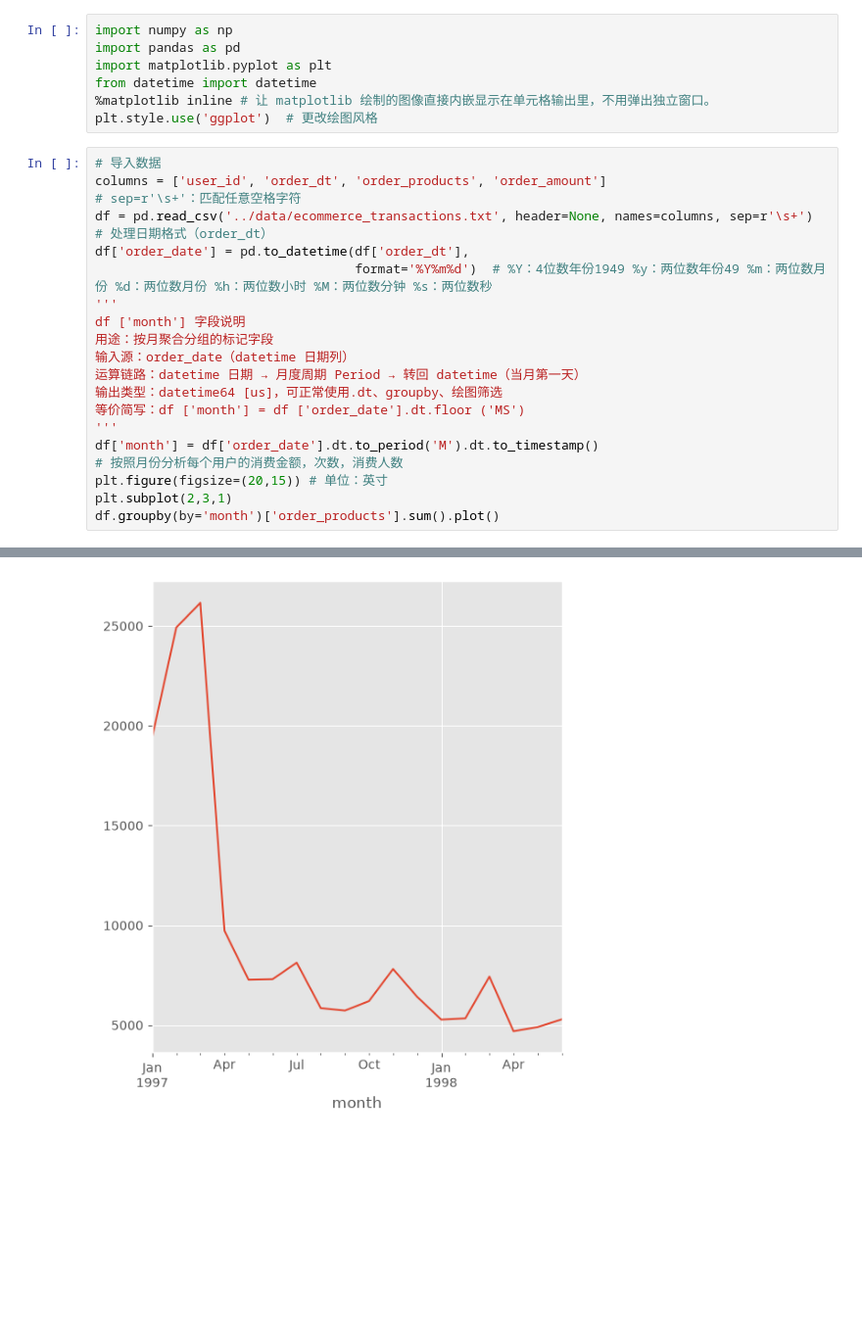
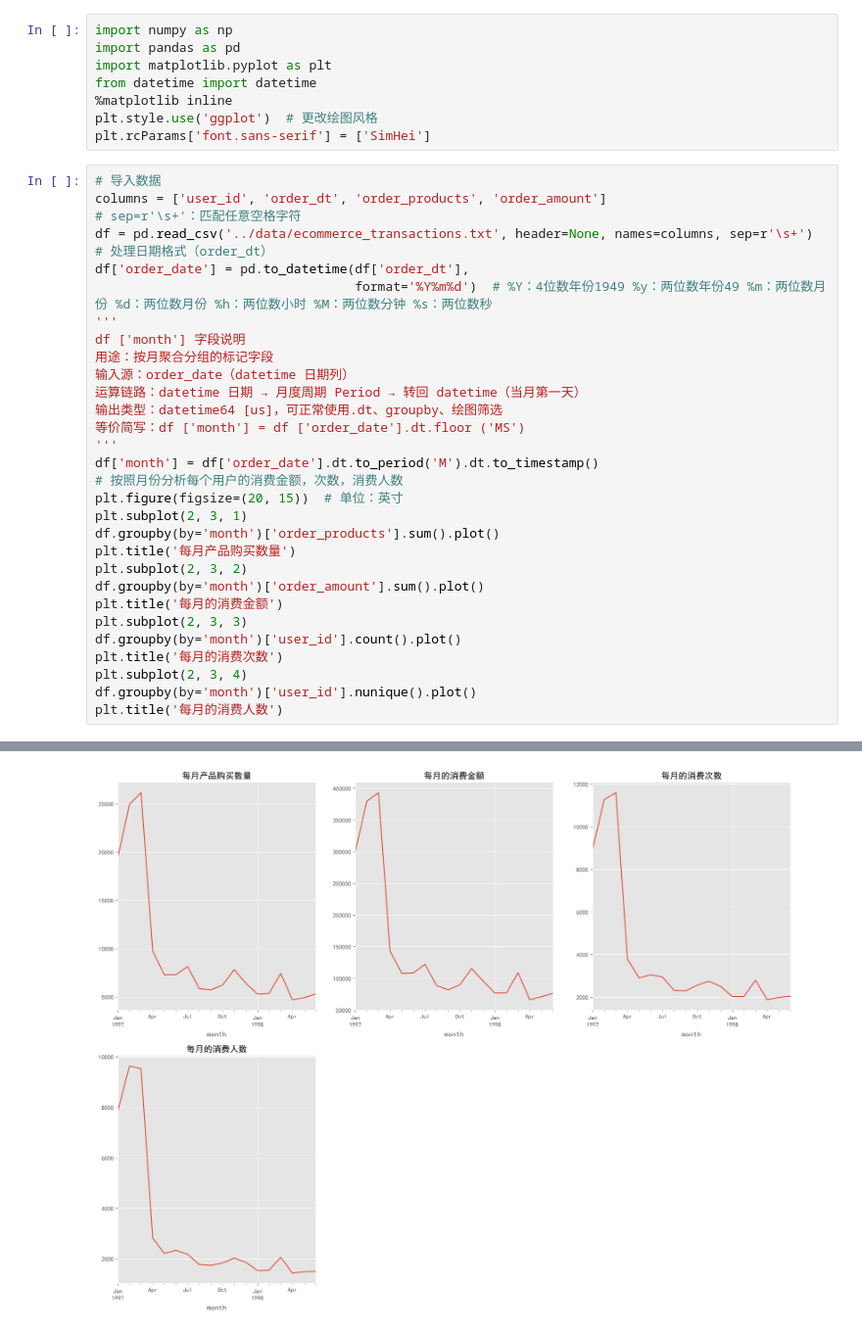
Before and after one commit to 1Zizhang/ecommerce-user-lifecycle-analysis, a Jupyter notebook: notebooks/01_eda_and_rfm_exploration.ipynb, the cells around one changed output, grey strips where cells are left out. Shown at 98% size. Saved outputs shown, nothing was run; the diff lists cells and outputs as text; blank space fills up the shorter version.

```diff
--- a/notebooks/01_eda_and_rfm_exploration.ipynb
+++ b/notebooks/01_eda_and_rfm_exploration.ipynb
@@ -3,8 +3,9 @@ import numpy as np
 import pandas as pd
 import matplotlib.pyplot as plt
 from datetime import datetime
-%matplotlib inline # 让 matplotlib 绘制的图像直接内嵌显示在单元格输出里，不用弹出独立窗口。
+%matplotlib inline
 plt.style.use('ggplot')  # 更改绘图风格
+plt.rcParams['font.sans-serif'] = ['SimHei']
 # %%
 # 导入数据
 columns = ['user_id', 'order_dt', 'order_products', 'order_amount']
@@ -23,7 +24,17 @@ df ['month'] 字段说明
 '''
 df['month'] = df['order_date'].dt.to_period('M').dt.to_timestamp()
 # 按照月份分析每个用户的消费金额，次数，消费人数
-plt.figure(figsize=(20,15)) # 单位：英寸
-plt.subplot(2,3,1)
+plt.figure(figsize=(20, 15))  # 单位：英寸
+plt.subplot(2, 3, 1)
 df.groupby(by='month')['order_products'].sum().plot()
+plt.title('每月产品购买数量')
+plt.subplot(2, 3, 2)
+df.groupby(by='month')['order_amount'].sum().plot()
+plt.title('每月的消费金额')
+plt.subplot(2, 3, 3)
+df.groupby(by='month')['user_id'].count().plot()
+plt.title('每月的消费次数')
+plt.subplot(2, 3, 4)
+df.groupby(by='month')['user_id'].nunique().plot()
+plt.title('每月的消费人数')
 # %% [output]
@@ -31 +42 @@ df.groupby(by='month')['order_products'].sum().plot()
-[figure, old version]
+[figure, new version]
```
Also changed, not shown: parts of 1 cell of this notebook, 2 other files.
